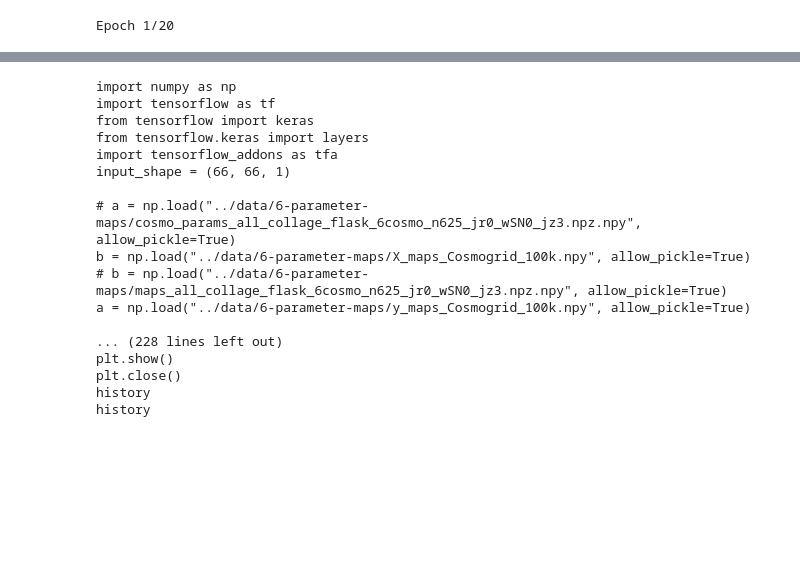
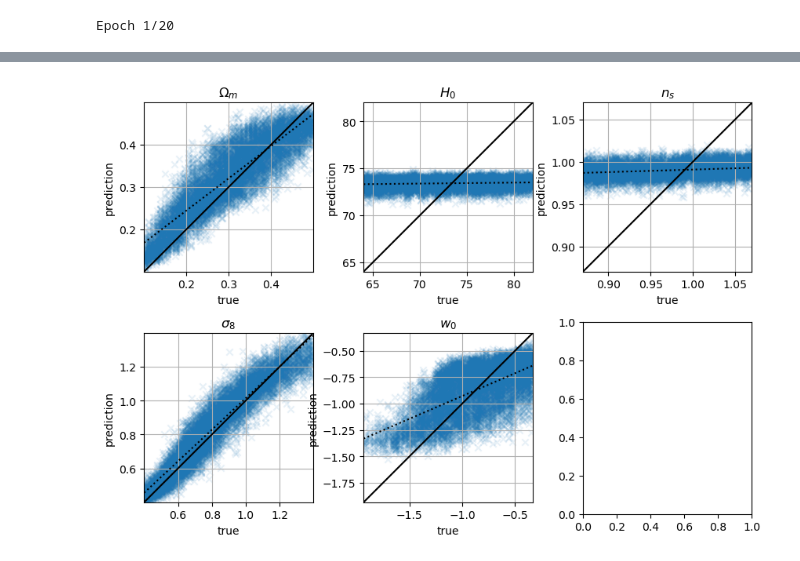
Before and after one commit to shubhagrawal30/ViT_weak_lensing, a Jupyter notebook: notebooks/image_classification_with_vision_transformer.ipynb, the cells around one changed output, grey strips where cells are left out. Drawn from its saved outputs; the diff is of its cells as text; code cells hidden in the pictures; blank space fills up the shorter version.

Commit message:
data to json, vit with keras

```diff
--- a/notebooks/image_classification_with_vision_transformer.ipynb
+++ b/notebooks/image_classification_with_vision_transformer.ipynb
@@ -317,20 +333,27 @@ plt.close()
-# %%
-history
-# %% [output]
-import numpy as np
-import tensorflow as tf
-from tensorflow import keras
-from tensorflow.keras import layers
-import tensorflow_addons as tfa
-input_shape = (66, 66, 1)
-
-# a = np.load("../data/6-parameter-maps/cosmo_params_all_collage_flask_6cosmo_n625_jr0_wSN0_jz3.npz.npy", allow_pickle=True)
-b = np.load("../data/6-parameter-maps/X_maps_Cosmogrid_100k.npy", allow_pickle=True)
-# b = np.load("../data/6-parameter-maps/maps_all_collage_flask_6cosmo_n625_jr0_wSN0_jz3.npz.npy", allow_pickle=True)
-a = np.load("../data/6-parameter-maps/y_maps_Cosmogrid_100k.npy", allow_pickle=True)
-
-... (228 lines left out)
-plt.show()
-plt.close()
-history
-history
+# %%
+model = vit_classifier
+
+# plot_x, plot_y = val_x, scaler.inverse_transform(val_y)
+# predictions = scaler.inverse_transform(model.predict(plot_x))
+
+upp_lims = np.nanmax(plot_y, axis=0)
+low_lims = np.nanmin(plot_y, axis=0)
+fig, axs = plt.subplots(nrows=2, ncols=3, figsize=(10, 7))
+fig.subplots_adjust(wspace=0.3, hspace=0.2)
+labels = [r"$\Omega_m$", r"$H_0$", r"$n_s$", r"$\sigma_8$", r"$w_0$", r"$$"]
+for ind, (label, ax, low_lim, upp_lim) in enumerate(zip(labels, axs.ravel(), low_lims, upp_lims)):
+    p = np.poly1d(np.polyfit(plot_y[:, ind], predictions[:, ind], 1))
+    ax.scatter(plot_y[:, ind], predictions[:, ind], marker="x", alpha=0.1)
+    ax.set_xlabel("true")
+    ax.set_ylabel("prediction")
+    ax.plot([low_lim, upp_lim], [low_lim, upp_lim], color="black")
+    ax.plot([low_lim, upp_lim], [p(low_lim), p(upp_lim)], color="black", ls=":")
+    ax.set_xlim([low_lim, upp_lim])
+    ax.set_ylim([low_lim, upp_lim])
+    ax.set_aspect('equal', adjustable='box')
+    ax.set_title(label)
+    ax.grid()
+plt.show()
+plt.close()
+# %% [output]
+[figure, added]
```
Also changed, not shown: parts of 5 cells of this notebook, 3 other files.
